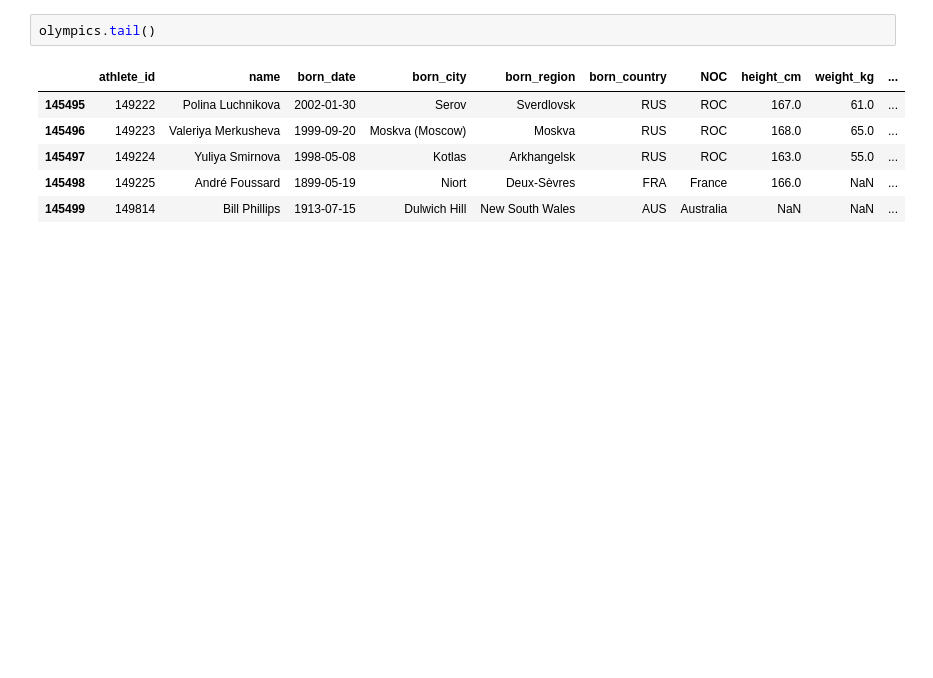
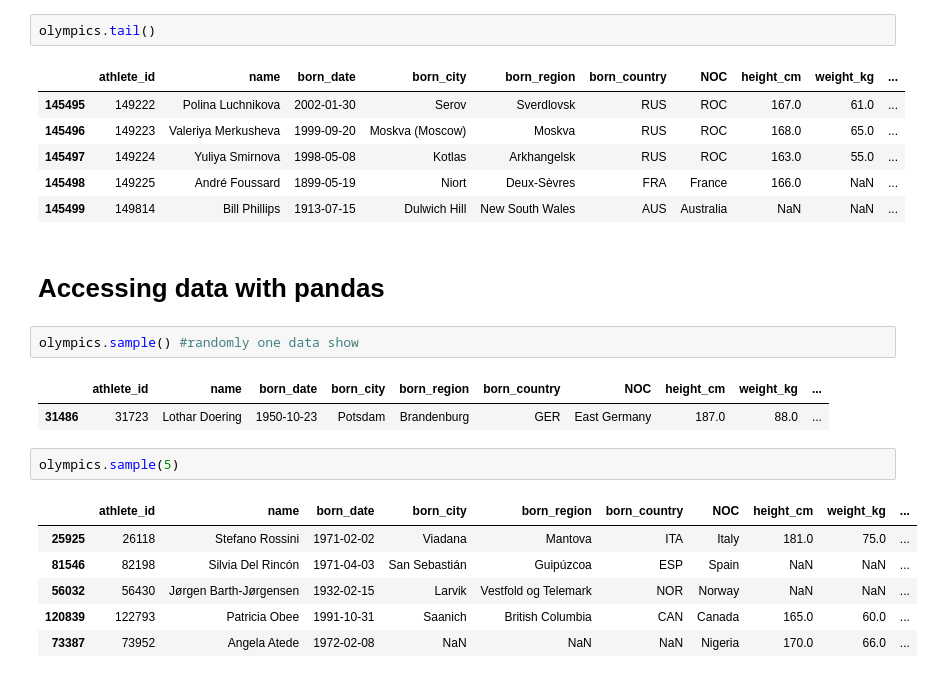
Before and after one commit to Mehadii-Hassan/FSDS-with-GenAI, a Jupyter notebook: Practice/pandas/pandas.ipynb, the cells around one changed output. Saved outputs shown, nothing was run; the diff lists cells and outputs as text; blank space fills up the shorter version.

Commit message:
pandas

```diff
--- a/Practice/pandas/pandas.ipynb
+++ b/Practice/pandas/pandas.ipynb
@@ -249,3 +249,19 @@ olympics.tail()
 | 145497 | 149224 | Yuliya Smirnova | 1998-05-08 | Kotlas | Arkhangelsk | RUS | ROC | 163.0 | 55.0 | ... |
 | 145498 | 149225 | André Foussard | 1899-05-19 | Niort | Deux-Sèvres | FRA | France | 166.0 | NaN | ... |
 | 145499 | 149814 | Bill Phillips | 1913-07-15 | Dulwich Hill | New South Wales | AUS | Australia | NaN | NaN | ... |
+# %% [markdown]
+# Accessing data with pandas
+# %%
+olympics.sample() #randomly one data show
+# %% [output]
+|  | athlete_id | name | born_date | born_city | born_region | born_country | NOC | height_cm | weight_kg | ... |
+| 31486 | 31723 | Lothar Doering | 1950-10-23 | Potsdam | Brandenburg | GER | East Germany | 187.0 | 88.0 | ... |
+# %%
+olympics.sample(5)
+# %% [output]
+|  | athlete_id | name | born_date | born_city | born_region | born_country | NOC | height_cm | weight_kg | ... |
+| 25925 | 26118 | Stefano Rossini | 1971-02-02 | Viadana | Mantova | ITA | Italy | 181.0 | 75.0 | ... |
+| 81546 | 82198 | Silvia Del Rincón | 1971-04-03 | San Sebastián | Guipúzcoa | ESP | Spain | NaN | NaN | ... |
+| 56032 | 56430 | Jørgen Barth-Jørgensen | 1932-02-15 | Larvik | Vestfold og Telemark | NOR | Norway | NaN | NaN | ... |
+| 120839 | 122793 | Patricia Obee | 1991-10-31 | Saanich | British Columbia | CAN | Canada | 165.0 | 60.0 | ... |
+| 73387 | 73952 | Angela Atede | 1972-02-08 | NaN | NaN | NaN | Nigeria | 170.0 | 66.0 | ... |
```
Also changed, not shown: parts of 9 cells of this notebook.
